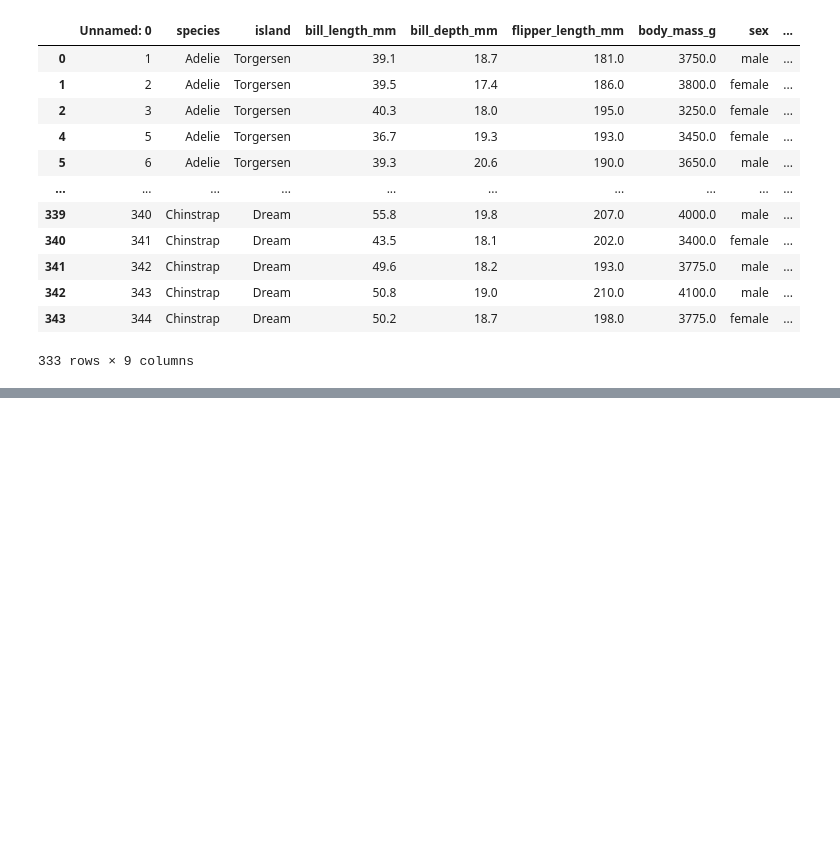
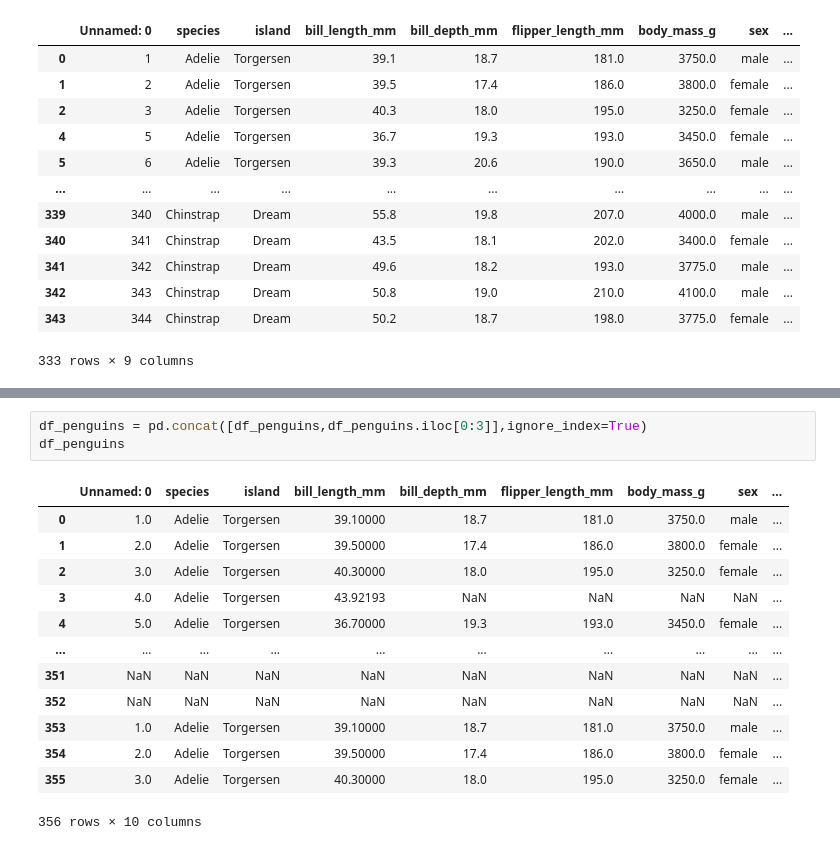
Before and after one commit to cesarmayta/BOOTCAMP_DSG1, a Jupyter notebook: repaso/02_pandas.ipynb, the cells around one changed output, grey strips where cells are left out. Cells and saved outputs as stored; diff of their text form; blank space fills up the shorter version.

```diff
--- a/repaso/02_pandas.ipynb
+++ b/repaso/02_pandas.ipynb
@@ -249,0 +362,17 @@ df_penguins.dropna()
+# %%
+df_penguins = pd.concat([df_penguins,df_penguins.iloc[0:3]],ignore_index=True)
+df_penguins
+# %% [output]
+|  | Unnamed: 0 | species | island | bill_length_mm | bill_depth_mm | flipper_length_mm | body_mass_g | sex | ... |
+| 0 | 1.0 | Adelie | Torgersen | 39.10000 | 18.7 | 181.0 | 3750.0 | male | ... |
+| 1 | 2.0 | Adelie | Torgersen | 39.50000 | 17.4 | 186.0 | 3800.0 | female | ... |
+| 2 | 3.0 | Adelie | Torgersen | 40.30000 | 18.0 | 195.0 | 3250.0 | female | ... |
+| 3 | 4.0 | Adelie | Torgersen | 43.92193 | NaN | NaN | NaN | NaN | ... |
+| 4 | 5.0 | Adelie | Torgersen | 36.70000 | 19.3 | 193.0 | 3450.0 | female | ... |
+| ... | ... | ... | ... | ... | ... | ... | ... | ... | ... |
+| 351 | NaN | NaN | NaN | NaN | NaN | NaN | NaN | NaN | ... |
+| 352 | NaN | NaN | NaN | NaN | NaN | NaN | NaN | NaN | ... |
+| 353 | 1.0 | Adelie | Torgersen | 39.10000 | 18.7 | 181.0 | 3750.0 | male | ... |
+| 354 | 2.0 | Adelie | Torgersen | 39.50000 | 17.4 | 186.0 | 3800.0 | female | ... |
+| 355 | 3.0 | Adelie | Torgersen | 40.30000 | 18.0 | 195.0 | 3250.0 | female | ... |
+356 rows × 10 columns
```
Also changed, not shown: parts of 14 cells of this notebook.
